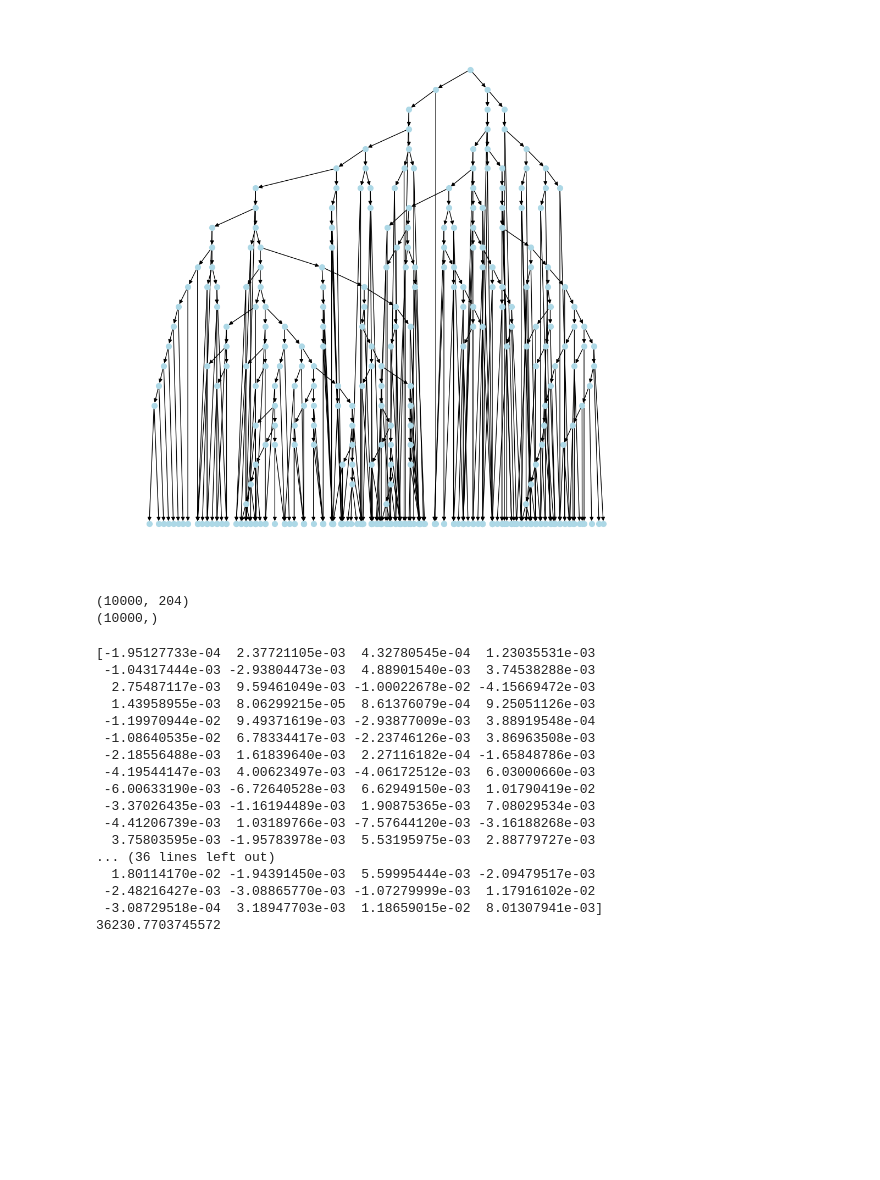
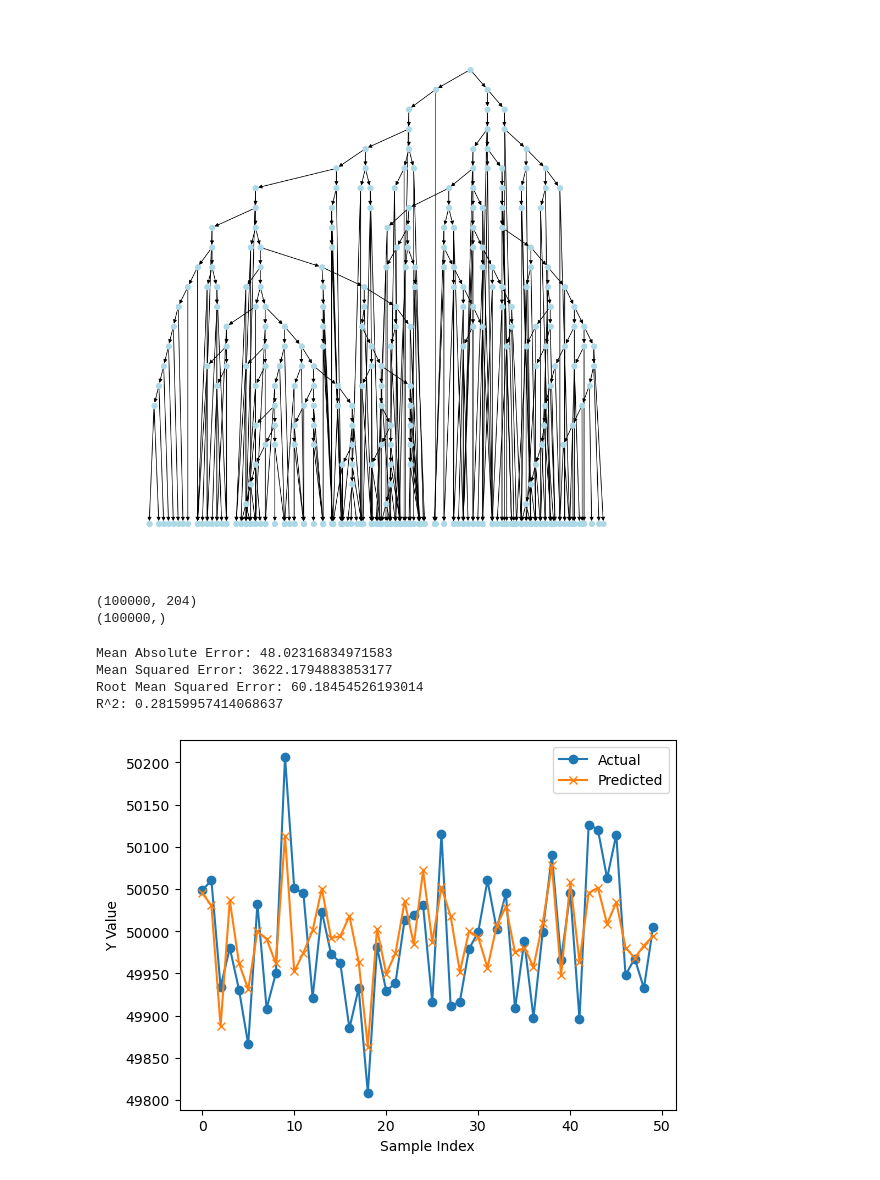
Before and after one commit to nygaardlarsen/ModCompExam, a Jupyter notebook: part1.ipynb, the cells around one changed output. Drawn from its saved outputs; the diff is of its cells as text; code cells hidden in the pictures; blank space fills up the shorter version.

```diff
--- a/part1.ipynb
+++ b/part1.ipynb
@@ -66,7 +66,7 @@ def simulate_node_length(parent):
         simulated_lengths[child] = np.random.normal(mean, std)
         simulate_node_length(child)
 # %%
-n = 10000
+n = 100000
 
 X_values = []
 Y_values = []
@@ -87,33 +87,5 @@ Y_values = np.array(Y_values)
 print(X_values.shape)
 print(Y_values.shape)
 # %% [output]
-(10000, 204)
-(10000,)
+(100000, 204)
+(100000,)
-# %%
-model = sklearn.linear_model.LinearRegression()
-
-model.fit(X_values, Y_values)
-
-slope = model.coef_
-intercept = model.intercept_
-
-print(slope)
-print(intercept)
-# %% [output]
-[-1.95127733e-04  2.37721105e-03  4.32780545e-04  1.23035531e-03
- -1.04317444e-03 -2.93804473e-03  4.88901540e-03  3.74538288e-03
-  2.75487117e-03  9.59461049e-03 -1.00022678e-02 -4.15669472e-03
-  1.43958955e-03  8.06299215e-05  8.61376079e-04  9.25051126e-03
- -1.19970944e-02  9.49371619e-03 -2.93877009e-03  3.88919548e-04
- -1.08640535e-02  6.78334417e-03 -2.23746126e-03  3.86963508e-03
- -2.18556488e-03  1.61839640e-03  2.27116182e-04 -1.65848786e-03
- -4.19544147e-03  4.00623497e-03 -4.06172512e-03  6.03000660e-03
- -6.00633190e-03 -6.72640528e-03  6.62949150e-03  1.01790419e-02
- -3.37026435e-03 -1.16194489e-03  1.90875365e-03  7.08029534e-03
- -4.41206739e-03  1.03189766e-03 -7.57644120e-03 -3.16188268e-03
-  3.75803595e-03 -1.95783978e-03  5.53195975e-03  2.88779727e-03
-... (36 lines left out)
-  1.80114170e-02 -1.94391450e-03  5.59995444e-03 -2.09479517e-03
- -2.48216427e-03 -3.08865770e-03 -1.07279999e-03  1.17916102e-02
- -3.08729518e-04  3.18947703e-03  1.18659015e-02  8.01307941e-03]
-36230.7703745572
@@ -120,3 +96,42 @@ print(intercept)
+# %%
+model = LinearRegression()
+
+X_train, X_test, Y_train, Y_test = train_test_split(X_values, Y_values, test_size = 0.2)
+model.fit(X_train, Y_train)
+
+slope = model.coef_
+intercept = model.intercept_
+
+# print(slope)
+# print(intercept)
+
+Y_pred = model.predict(X_test)
+
+mae = mean_absolute_error(Y_test, Y_pred)
+mse = mean_squared_error(Y_test, Y_pred)
+rmse = np.sqrt(mse)
+r2 = r2_score(Y_test, Y_pred)
+
+print(f"Mean Absolute Error: {mae}")
+print(f"Mean Squared Error: {mse}")
+print(f"Root Mean Squared Error: {rmse}")
+print(f"R^2: {r2}")
+# %% [output]
+Mean Absolute Error: 48.02316834971583
+Mean Squared Error: 3622.1794883853177
+Root Mean Squared Error: 60.18454526193014
+R^2: 0.28159957414068637
+# %%
+points = 50
+
+plt.plot(Y_test[:points], label="Actual", marker='o')  # First 100 values
+plt.plot(Y_pred[:points], label="Predicted", marker='x')
+plt.xlabel("Sample Index")
+plt.ylabel("Y Value")
+plt.legend()
+plt.show()
+# %% [output]
+[figure, added]
 # %%
 plt.figure(figsize=(10, 6))
 plt.hist(Y_values, bins=100, color='skyblue')
```
Also changed, not shown: parts of 3 cells of this notebook.
